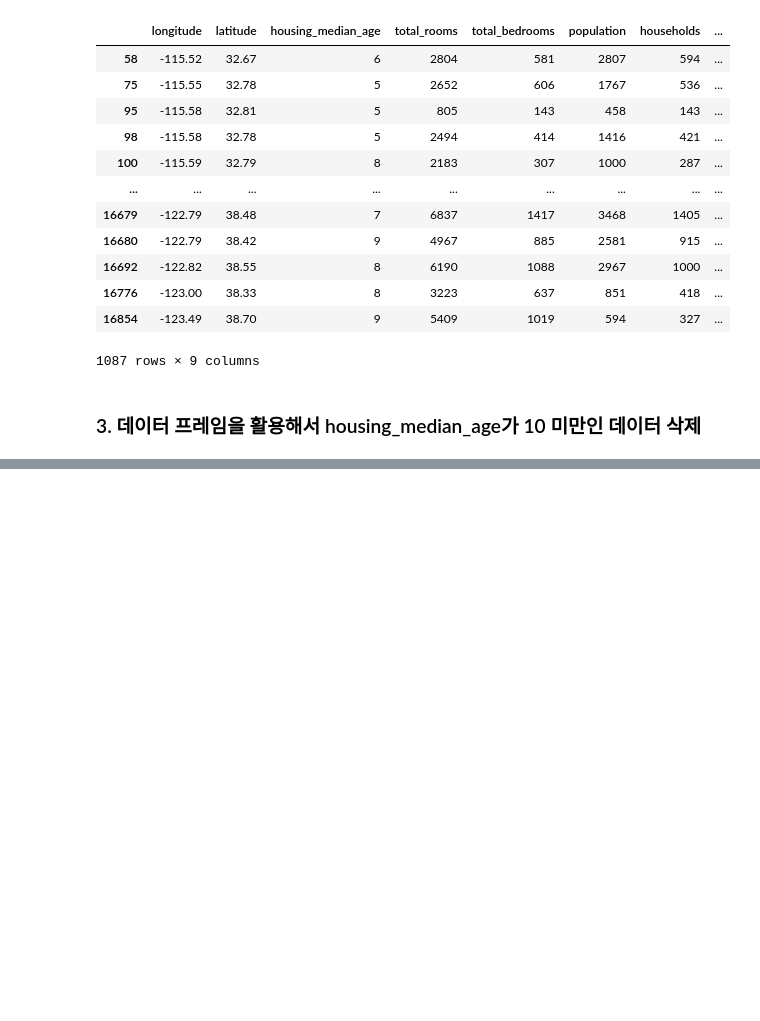
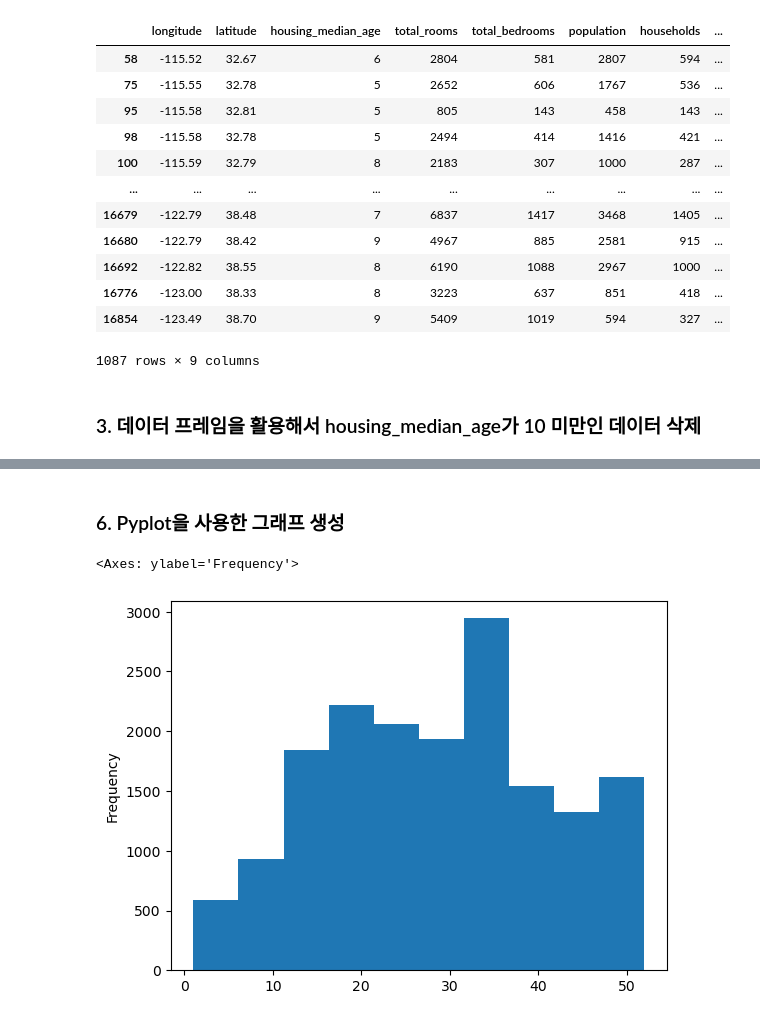
Before and after one commit to jo4086/python_study, a Jupyter notebook: 01_머신러닝/test.ipynb, the cells around one changed output, grey strips where cells are left out. Saved outputs shown, nothing was run; the diff lists cells and outputs as text; code cells hidden in the pictures; blank space fills up the shorter version.

```diff
--- a/01_머신러닝/test.ipynb
+++ b/01_머신러닝/test.ipynb
@@ -293,0 +299,7 @@ NameError: name 'train' is not defined
+# %% [markdown]
+### 6. Pyplot을 사용한 그래프 생성
+# %%
+train[col3].plot(kind='hist')
+# %% [output]
+<Axes: ylabel='Frequency'>
+[figure, added]
```
Also changed, not shown: parts of 31 cells of this notebook, 3 other files.
